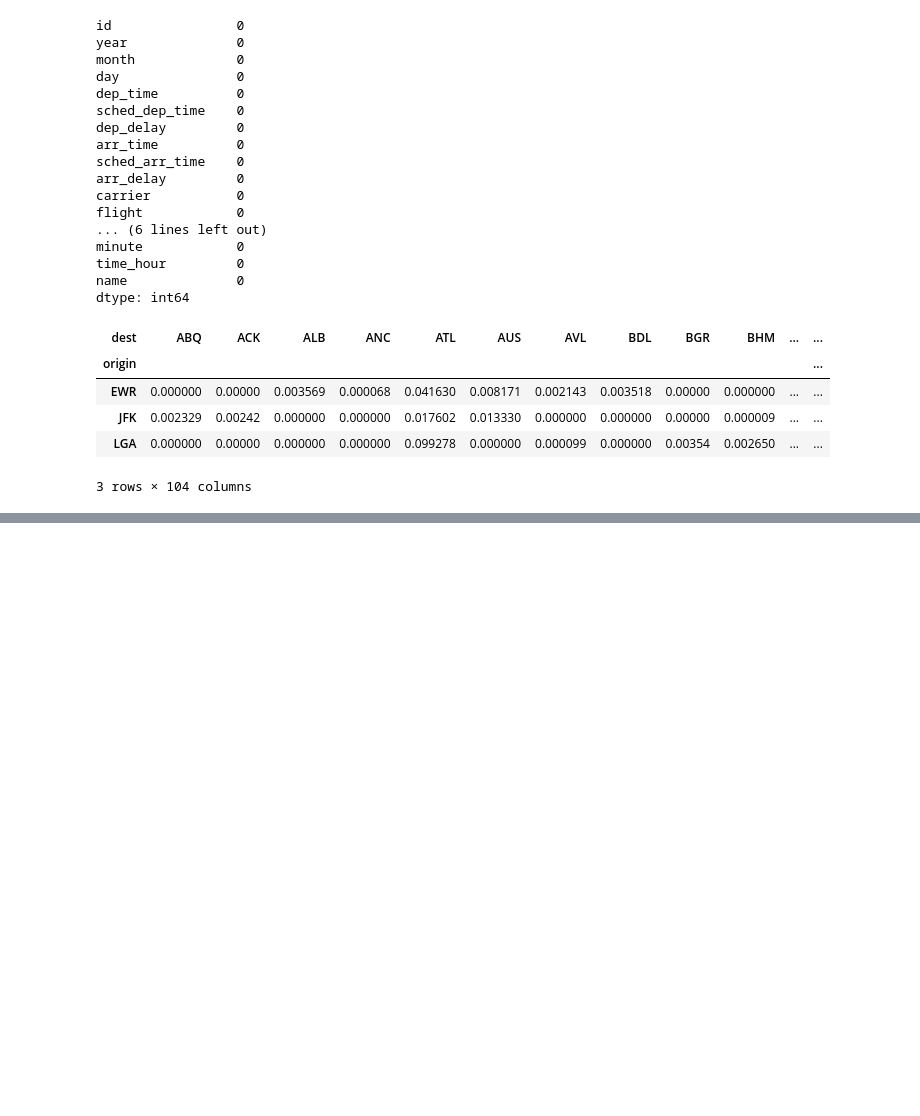
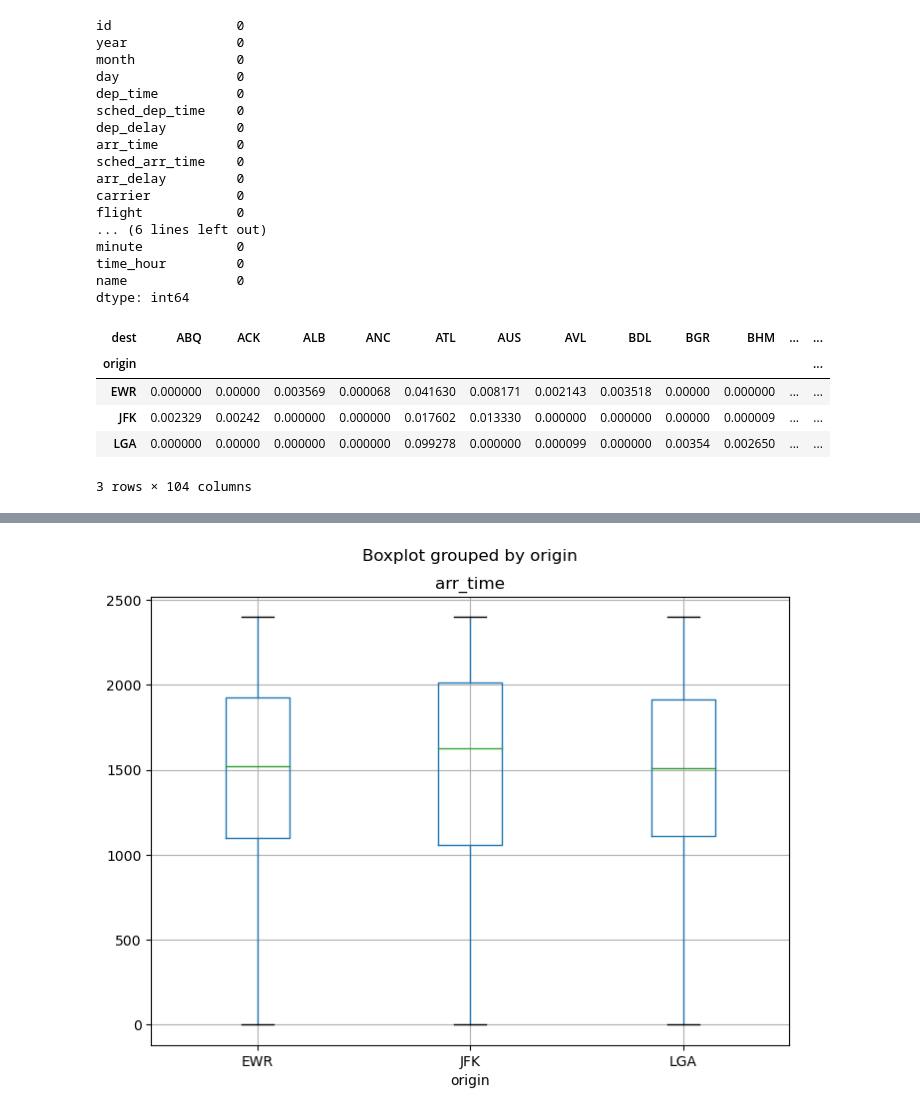
Before and after one commit to mobinghasemi/EDA_on_Flights, a Jupyter notebook: DATASCIENCE2_Ex04_mobin_ghasemi_kurd.ipynb, the cells around one changed output, grey strips where cells are left out. Cells and saved outputs as stored; diff of their text form; code cells hidden in the pictures; blank space fills up the shorter version.

```diff
--- a/DATASCIENCE2_Ex04_mobin_ghasemi_kurd.ipynb
+++ b/DATASCIENCE2_Ex04_mobin_ghasemi_kurd.ipynb
@@ -465,0 +479,6 @@ df["flight"].hist()
+# %%
+df.boxplot(column = "arr_time",
+           by = "origin")
+plt.show()
+# %% [output]
+[figure, added]
```
Also changed, not shown: parts of 18 cells of this notebook.
